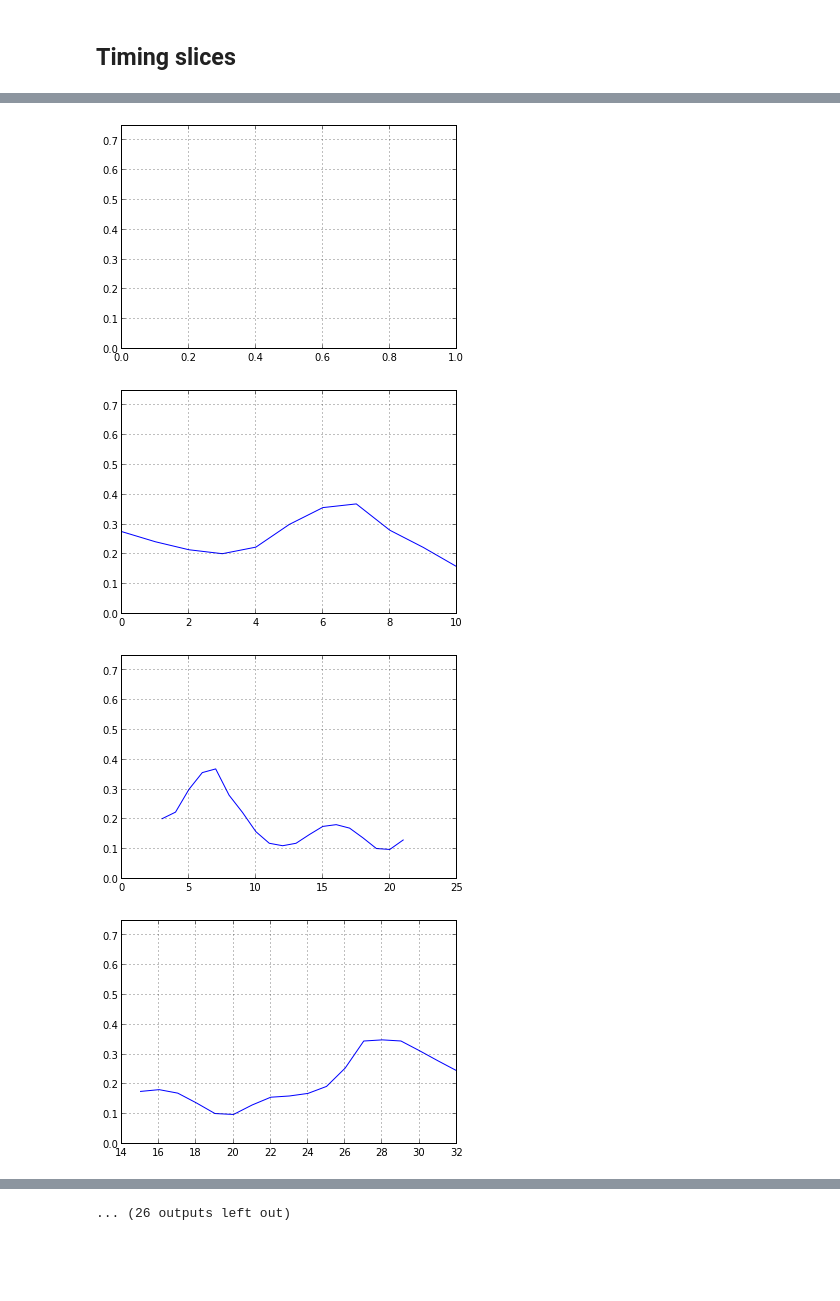
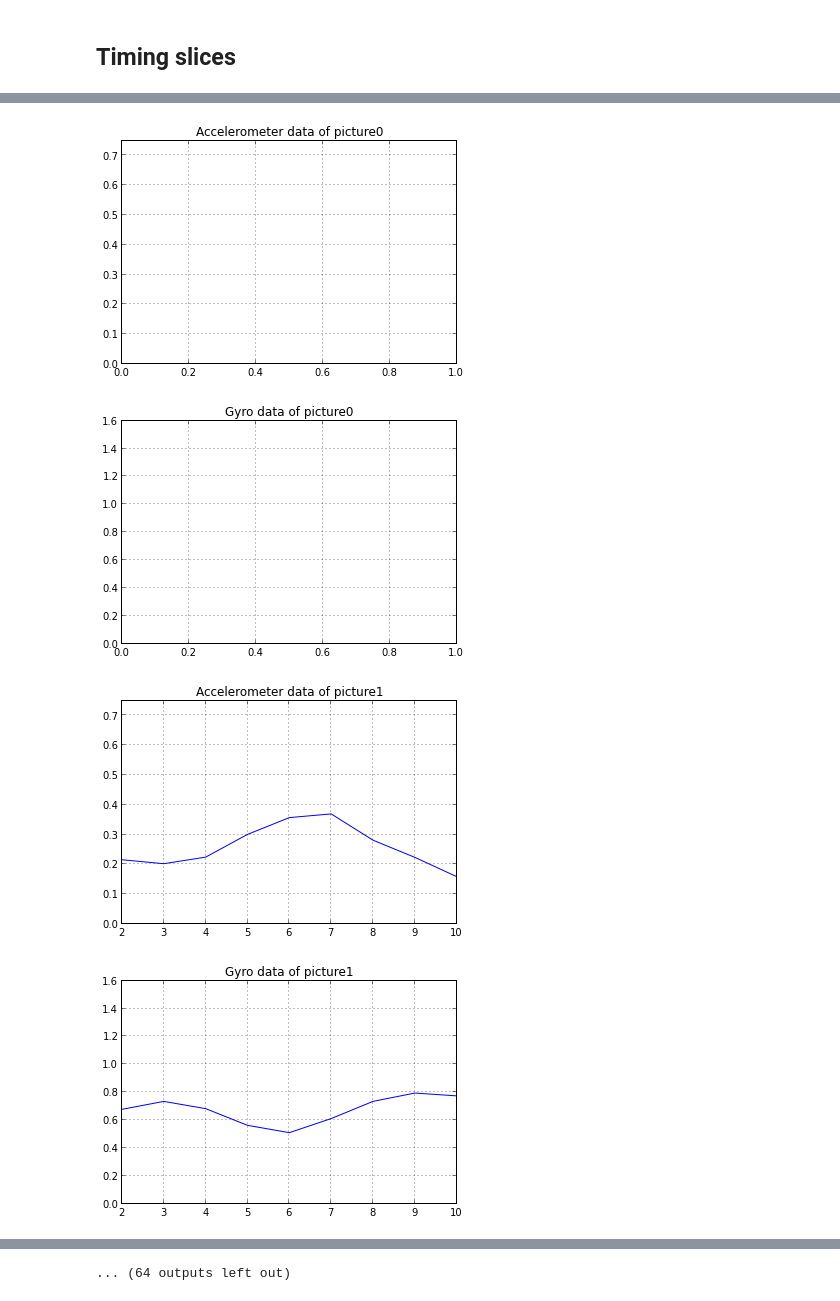
Before and after one commit to shoya140/blur-detector, a Jupyter notebook: ClassyfySensorData.ipynb, the cells around one changed output, grey strips where cells are left out. Cells and saved outputs as stored; diff of their text form; code cells hidden in the pictures; blank space fills up the shorter version.

```diff
--- a/ClassyfySensorData.ipynb
+++ b/ClassyfySensorData.ipynb
@@ -48,0 +52,7 @@ gyro_data[['roll','pitch','yaw']].plot()
+# %%
+# Not work X(
+for time_raw in time_data['time']:
+    time = ((time_raw*1000.0)//10.0)/100.0
+    picture_filepath = glob.glob('./data/picture/'+str(time)+'*')
+    print picture_filepath[0]
+    Image(filename=picture_filepath[0])
@@ -49,13 +77,25 @@ gyro_data[['roll','pitch','yaw']].plot()
 # %%
-for time in time_data['time']:
-    begin_time = time - 0.2
+i = 0
+for time_raw in time_data['time']:
+    time = ((time_raw*1000.0)//10.0)/100.0
+    begin_time = time - 0.1
     index = (accel_data['time'] > begin_time) & (accel_data['time'] < time)
+#    norm_accel = accel_data[index][['x','y','z']].plot()
+
     norm_accel = sqrt(accel_data[index]['x']**2+accel_data[index]['y']**2+accel_data[index]['z']**2)
     ylim(0,0.75)
     norm_accel.plot()
+    title('Accelerometer data of picture'+str(i))
     figure()
+
+    norm_gyro = sqrt(gyro_data[index]['x']**2+gyro_data[index]['y']**2+gyro_data[index]['z']**2)
+    norm_gyro.plot()
+    ylim(0,1.6)
+    title('Gyro data of picture'+str(i))
+    figure()
+    i += 1
 # %% [output]
-[figure, old version]
+[figure, new version]
-[figure, old version]
+[figure, new version]
-[figure, old version]
+[figure, new version]
-[figure, old version]
+[figure, new version]
@@ -70 +110 @@ for time in time_data['time']:
-... (26 outputs left out)
+... (64 outputs left out)
```
Also changed, not shown: parts of 4 cells of this notebook, 1 other file.
